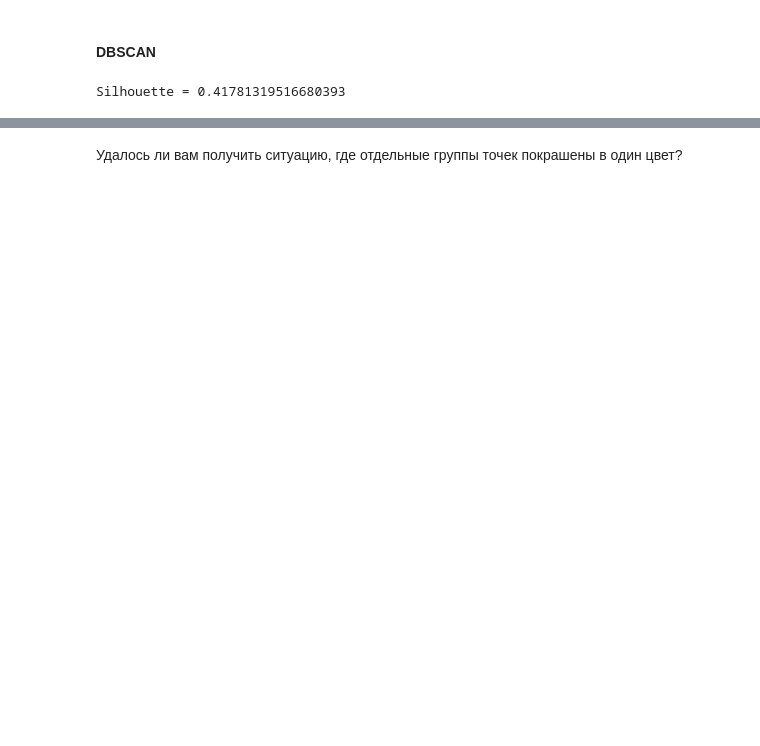
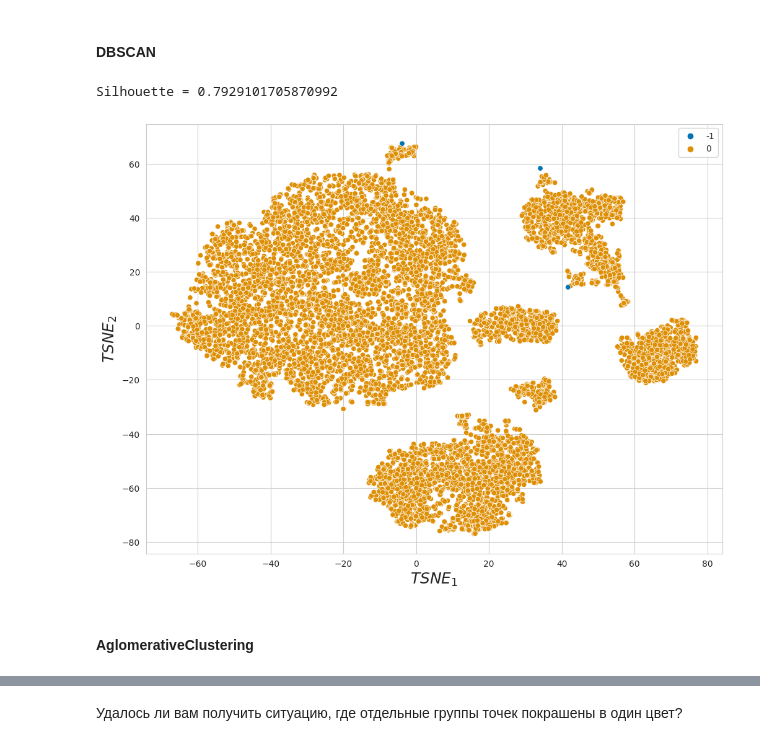
Before and after one commit to PolinaVaganova/BI-ml-2024, a Jupyter notebook: lecture_3_unsupervised_learning/homework/Cluster_tSNE.ipynb, the cells around one changed output, grey strips where cells are left out. Saved outputs shown, nothing was run; the diff lists cells and outputs as text; code cells hidden in the pictures; blank space fills up the shorter version.

```diff
--- a/lecture_3_unsupervised_learning/homework/Cluster_tSNE.ipynb
+++ b/lecture_3_unsupervised_learning/homework/Cluster_tSNE.ipynb
@@ -506,8 +502,13 @@ Silhouette = 0.5103371902206649
 # %% [markdown]
 #### DBSCAN
 # %%
-db_scan = DBSCAN(eps=5).fit(tsne_res)
-np.unique(db_scan.labels_)
-print(f"Silhouette = {silhouette_score(fc_data_scale, db_scan.labels_)}")
+dbscan = DBSCAN(eps=5, min_samples=100, algorithm='brute')
+dbscan_pred =dbscan.fit_predict(fc_data_scale)
+plot_tsne(fc_data_scale, color= dbscan_pred)
+
+print(f"Silhouette = {silhouette_score(fc_data_scale, dbscan_pred)}")
 # %% [output]
-Silhouette = 0.41781319516680393
+Silhouette = 0.7929101705870992
+[figure, added]
+# %% [markdown]
+#### AglomerativeClustering
```
Also changed, not shown: parts of 23 cells of this notebook, 4 other files.
